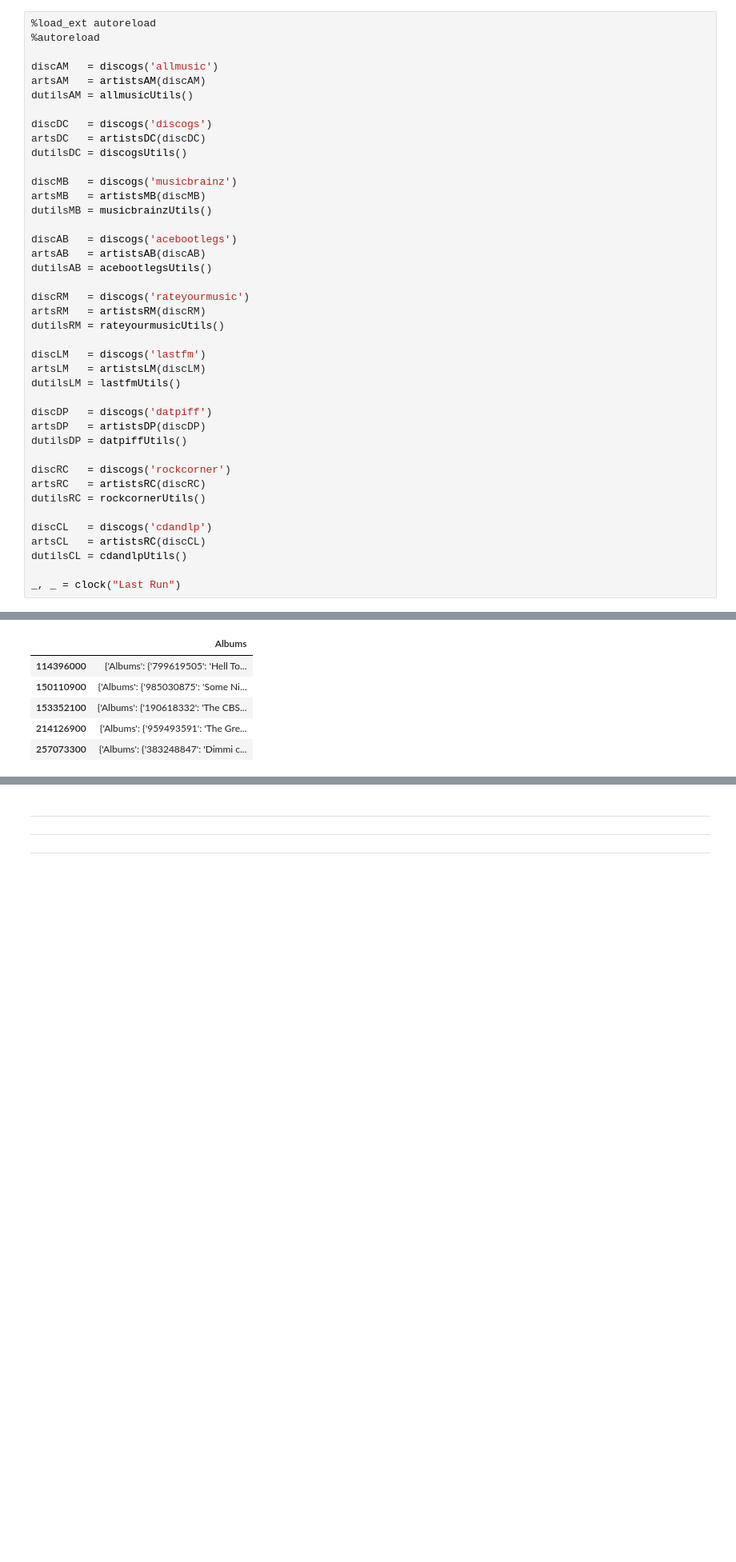
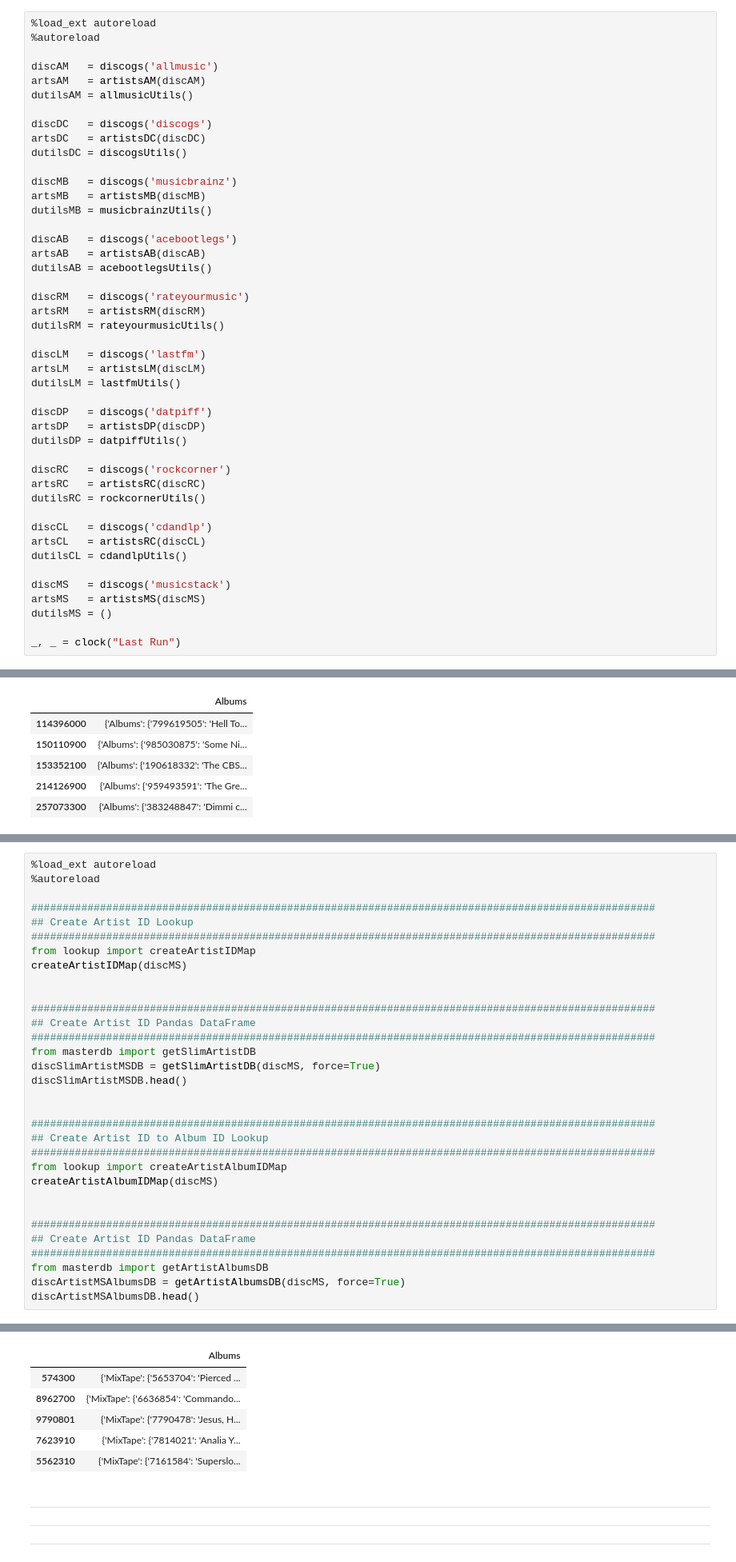
Before and after one commit to tgadf/discogs, a Jupyter notebook: Master DB.ipynb, the cells around one changed output, grey strips where cells are left out. Shown: that part at 80% size. Cells and saved outputs as stored; diff of their text form; blank space fills up the shorter version.

```diff
--- a/Master DB.ipynb
+++ b/Master DB.ipynb
@@ -143,6 +148,10 @@ discCL   = discogs('cdandlp')
 artsCL   = artistsRC(discCL)
 dutilsCL = cdandlpUtils()
 
+discMS   = discogs('musicstack')
+artsMS   = artistsMS(discMS)
+dutilsMS = ()
+
 _, _ = clock("Last Run")
 # %% [output]
 The autoreload extension is already loaded. To reload it, use:
@@ -494,0 +564,33 @@ Process [Done with
+# %%
+%load_ext autoreload
+%autoreload
+
+####################################################################################################
+## Create Artist ID Lookup
+####################################################################################################
+from lookup import createArtistIDMap
+createArtistIDMap(discMS)
+
+
+####################################################################################################
+## Create Artist ID Pandas DataFrame
+####################################################################################################
+from masterdb import getSlimArtistDB
+discSlimArtistMSDB = getSlimArtistDB(discMS, force=True)
+discSlimArtistMSDB.head()
+
+
+####################################################################################################
+## Create Artist ID to Album ID Lookup
+####################################################################################################
+from lookup import createArtistAlbumIDMap
+createArtistAlbumIDMap(discMS)
+
+
+####################################################################################################
+## Create Artist ID Pandas DataFrame
+####################################################################################################
+from masterdb import getArtistAlbumsDB
+discArtistMSAlbumsDB = getArtistAlbumsDB(discMS, force=True)
+discArtistMSAlbumsDB.head()
+# %% [output]
@@ -495,3 +614,9 @@ Process [Done with
+|  | Albums |
+| 574300 | {'MixTape': {'5653704': 'Pierced ... |
+| 8962700 | {'MixTape': {'6636854': 'Commando... |
+| 9790801 | {'MixTape': {'7790478': 'Jesus, H... |
+| 7623910 | {'MixTape': {'7814021': 'Analia Y... |
+| 5562310 | {'MixTape': {'7161584': 'Superslo... |
 # %% [markdown]
 ***
 ***
```
Also changed, not shown: parts of 6 cells of this notebook, 9 other files.
